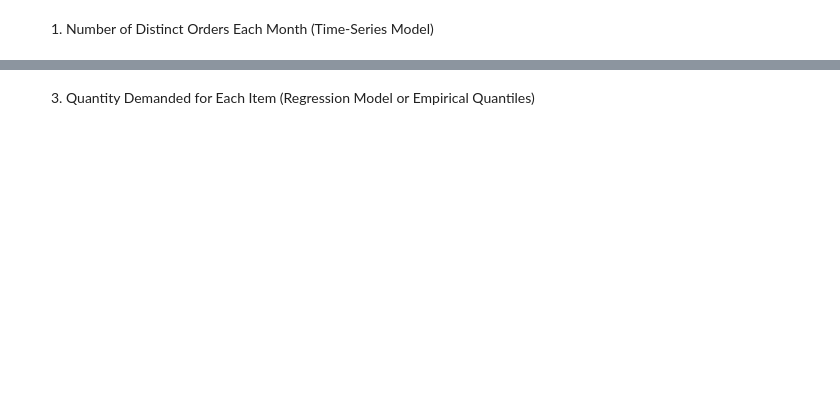
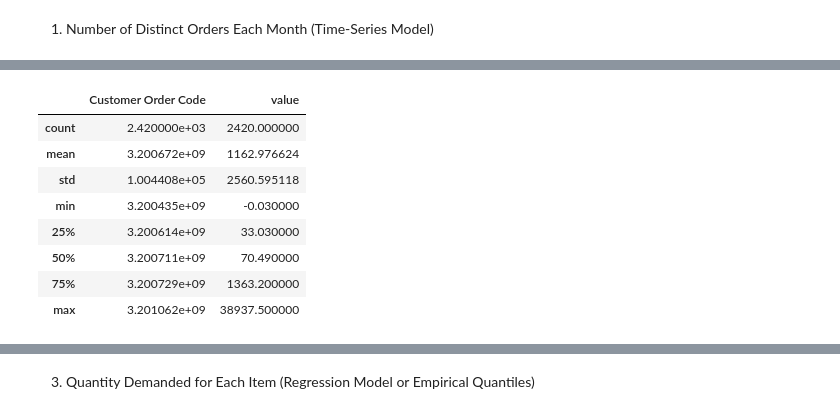
Before and after one commit to NazilaNajmul/schulich_data_science, a Jupyter notebook: Hackathon_codeset.ipynb, the cells around one changed output, grey strips where cells are left out. Saved outputs shown, nothing was run; the diff lists cells and outputs as text; code cells hidden in the pictures; blank space fills up the shorter version.

```diff
--- a/Hackathon_codeset.ipynb
+++ b/Hackathon_codeset.ipynb
@@ -10,0 +33,12 @@ data = pd.read_csv(file_path)
+# %%
+data.describe()
+# %% [output]
+|  | Customer Order Code | value |
+| count | 2.420000e+03 | 2420.000000 |
+| mean | 3.200672e+09 | 1162.976624 |
+| std | 1.004408e+05 | 2560.595118 |
+| min | 3.200435e+09 | -0.030000 |
+| 25% | 3.200614e+09 | 33.030000 |
+| 50% | 3.200711e+09 | 70.490000 |
+| 75% | 3.200729e+09 | 1363.200000 |
+| max | 3.201062e+09 | 38937.500000 |
```
Also changed, not shown: parts of 64 cells of this notebook.
